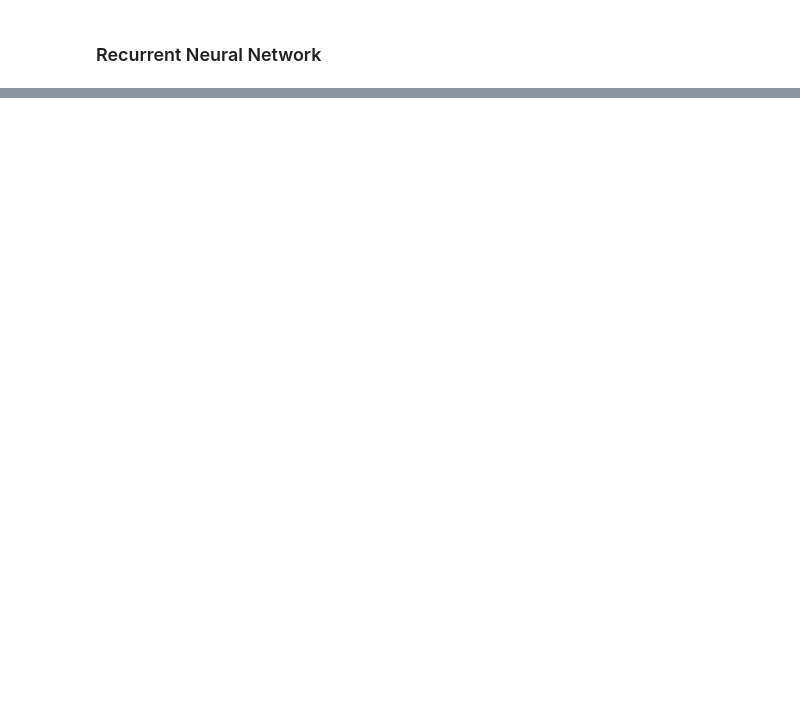
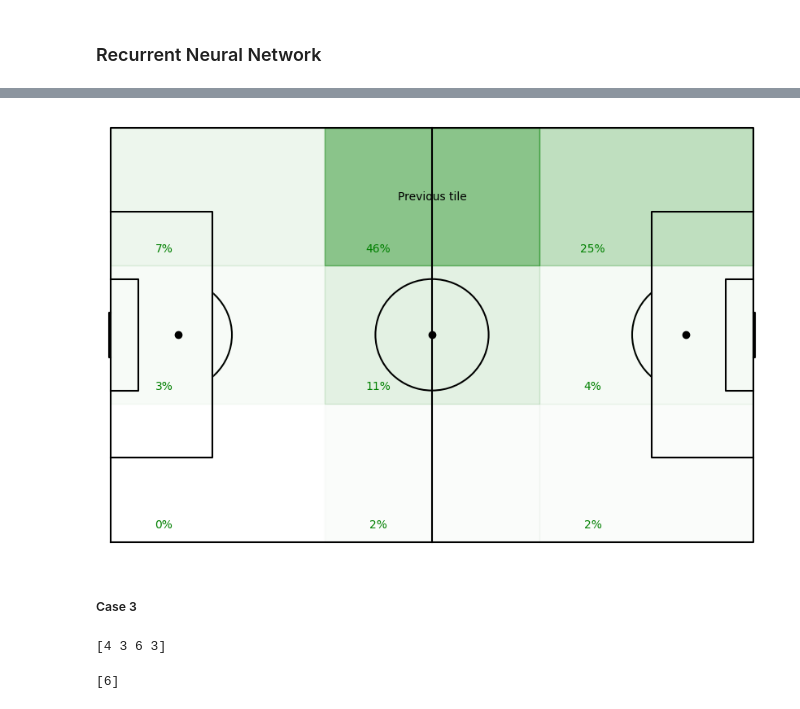
Before and after one commit to PasqualeEsposito/Geospatial_Analytics, a Jupyter notebook: Pass_chains_predictability.ipynb, the cells around one changed output, grey strips where cells are left out. Drawn from its saved outputs; the diff is of its cells as text; code cells hidden in the pictures; blank space fills up the shorter version.

```diff
--- a/Pass_chains_predictability.ipynb
+++ b/Pass_chains_predictability.ipynb
@@ -238,0 +250,6 @@ Accuracy on the test set (in percentage): 46.18
+# %%
+# Find the index of the maximum value in each one-hot encoded vector (representing the original class)
+decoded_indices = np.argmax(y_test[9], axis=0)
+
+decoded_indices = decoded_indices[decoded_indices != 9]
+print(decoded_indices)
@@ -238,0 +258,6 @@ Accuracy on the test set (in percentage): 46.18
+# %%
+predictions = model.predict(np.expand_dims(X_test[9], axis=0))
+predictions = np.delete(predictions, -1)
+
+prob = predictions.tolist()
+prob = [round(x, 2) for x in prob]
@@ -238,0 +266,21 @@ Accuracy on the test set (in percentage): 46.18
+# %%
+draw_pitch("white", "black", prob, decoded_indices[-1])
+# %% [output]
+[figure, added]
+# %% [markdown]
+##### Case 3
+# %%
+decoded_indices = np.argmax(X_test[26], axis=1)
+
+decoded_indices = decoded_indices[decoded_indices != 9]
+print(decoded_indices)
+# %% [output]
+[4 3 6 3]
+# %%
+# Find the index of the maximum value in each one-hot encoded vector (representing the original class)
+decoded_indices = np.argmax(y_test[26], axis=0)
+
+decoded_indices = decoded_indices[decoded_indices != 9]
+print(decoded_indices)
+# %% [output]
+[6]
```
Also changed, not shown: parts of 38 cells of this notebook, 1 other file.
